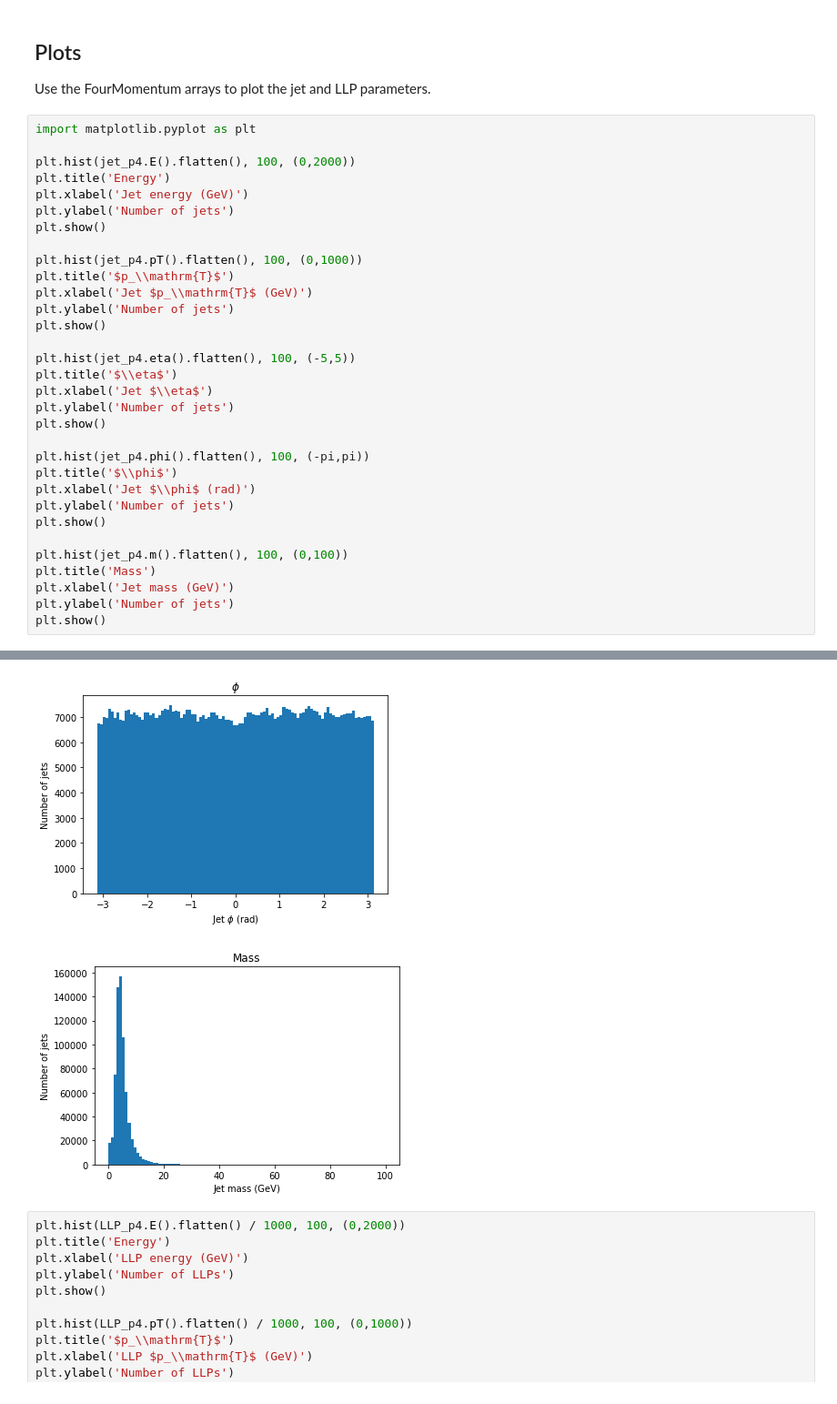
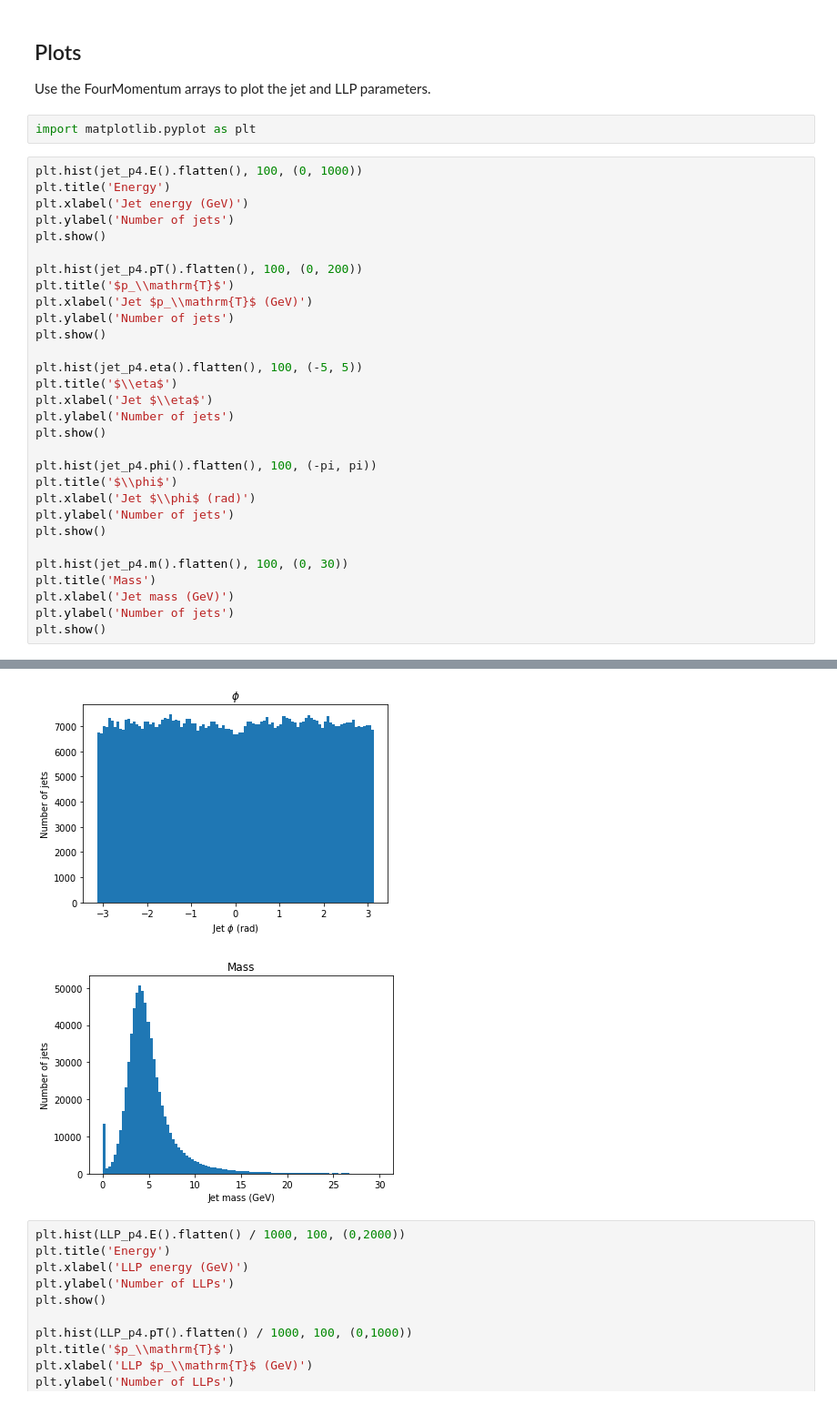
Before and after one commit to masonproffitt/BDTTrainingAnalysisLanguage, a Jupyter notebook: examples/p4_test.ipynb, the cells around one changed output, grey strips where cells are left out. Shown at 91% size. Drawn from its saved outputs; the diff is of its cells as text.

```diff
--- a/examples/p4_test.ipynb
+++ b/examples/p4_test.ipynb
@@ -235,34 +268,34 @@ LLP_p4 = FourMomentum(LLP_E, LLP_pT, LLP_eta, LLP_phi)
 # %% [markdown]
 ## Plots
 Use the FourMomentum arrays to plot the jet and LLP parameters.
+# %%
+import matplotlib.pyplot as plt
 # %%
-import matplotlib.pyplot as plt
-
-plt.hist(jet_p4.E().flatten(), 100, (0,2000))
+plt.hist(jet_p4.E().flatten(), 100, (0, 1000))
 plt.title('Energy')
 plt.xlabel('Jet energy (GeV)')
 plt.ylabel('Number of jets')
 plt.show()
 
-plt.hist(jet_p4.pT().flatten(), 100, (0,1000))
+plt.hist(jet_p4.pT().flatten(), 100, (0, 200))
 plt.title('$p_\\mathrm{T}$')
 plt.xlabel('Jet $p_\\mathrm{T}$ (GeV)')
 plt.ylabel('Number of jets')
 plt.show()
 
-plt.hist(jet_p4.eta().flatten(), 100, (-5,5))
+plt.hist(jet_p4.eta().flatten(), 100, (-5, 5))
 plt.title('$\\eta$')
 plt.xlabel('Jet $\\eta$')
 plt.ylabel('Number of jets')
 plt.show()
 
-plt.hist(jet_p4.phi().flatten(), 100, (-pi,pi))
+plt.hist(jet_p4.phi().flatten(), 100, (-pi, pi))
 plt.title('$\\phi$')
 plt.xlabel('Jet $\\phi$ (rad)')
 plt.ylabel('Number of jets')
 plt.show()
 
-plt.hist(jet_p4.m().flatten(), 100, (0,100))
+plt.hist(jet_p4.m().flatten(), 100, (0, 30))
 plt.title('Mass')
 plt.xlabel('Jet mass (GeV)')
 plt.ylabel('Number of jets')
@@ -273,6 +306,6 @@ plt.show()
 [figure]
 [figure]
-[figure, old version]
+[figure, new version]
 # %%
 plt.hist(LLP_p4.E().flatten() / 1000, 100, (0,2000))
 plt.title('Energy')
```
Also changed, not shown: parts of 24 cells of this notebook.
